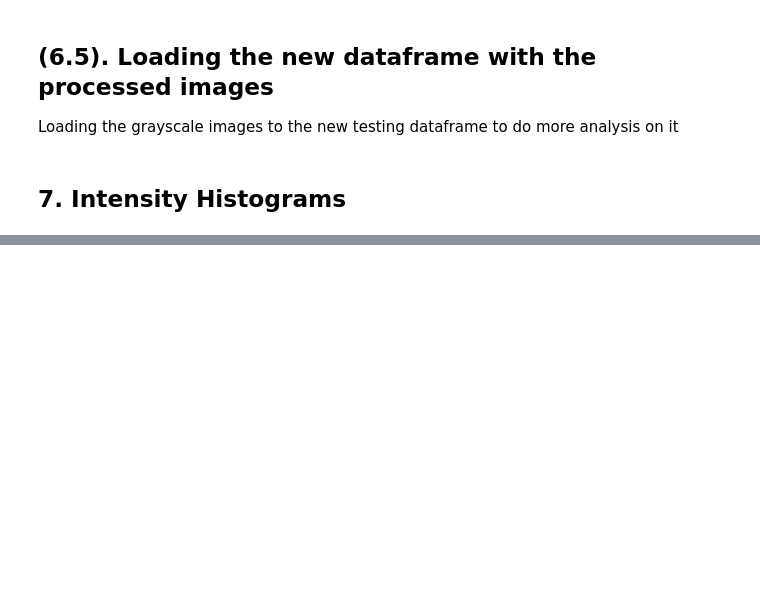
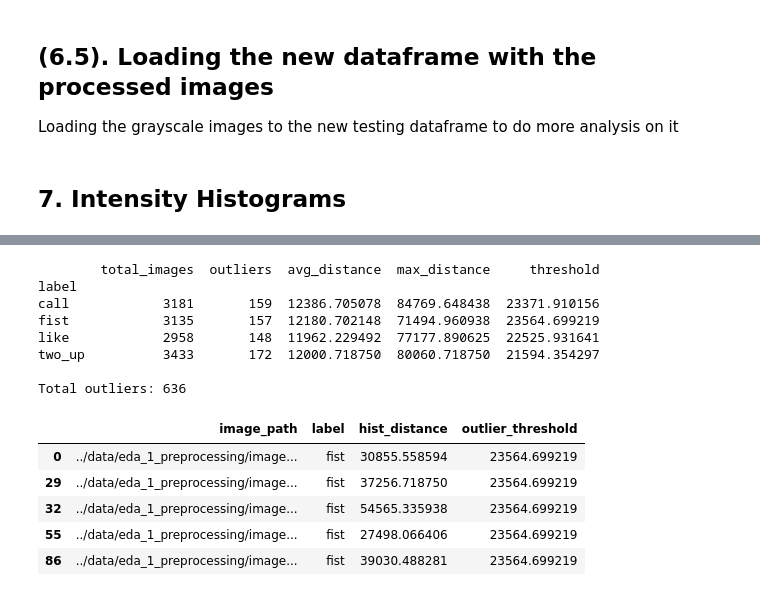
Before and after one commit to DiegoMucha/WaveSlide, a Jupyter notebook: notebooks/01_data_understanding.ipynb, the cells around one changed output, grey strips where cells are left out. Drawn from its saved outputs; the diff is of its cells as text; code cells hidden in the pictures; blank space fills up the shorter version.

```diff
--- a/notebooks/01_data_understanding.ipynb
+++ b/notebooks/01_data_understanding.ipynb
@@ -319,0 +336,52 @@ df_testing["image_path"] = (
+# %%
+results = []
+
+for label in df_testing["label"].unique():
+    df_testing_label = df_testing[df_testing["label"] == label]
+
+    hist_matrix = np.stack(df_testing_label["histogram"].values)
+    average_hist = hist_matrix.mean(axis=0)
+
+    distances = []
+    for hist in df_testing_label["histogram"]:
+        distance = np.linalg.norm(hist - average_hist)
+        distances.append(distance)
+    df_testing_label["hist_distance"] = distances
+
+    threshold = df_testing_label["hist_distance"].quantile(0.95)
+
+    df_testing_label["hist_outlier"] = df_testing_label["hist_distance"] > threshold
+    df_testing_label["outlier_threshold"] = threshold
+
+    results.append(df_testing_label)
+
+df_hist_outliers = pd.concat(results)
+outliers = df_hist_outliers[df_hist_outliers["hist_outlier"]]
+
+summary = df_hist_outliers.groupby("label").agg(
+    total_images=("hist_outlier", "count"),
+    outliers=("hist_outlier", "sum"),
+    avg_distance=("hist_distance", "mean"),
+    max_distance=("hist_distance", "max"),
+    threshold=("outlier_threshold", "first")
+)
+
+print(summary)
+print("\nTotal outliers:", len(outliers))
+
+outliers[["image_path", "label", "hist_distance", "outlier_threshold"]].head()
+# %% [output]
+        total_images  outliers  avg_distance  max_distance     threshold
+label
+call            3181       159  12386.705078  84769.648438  23371.910156
+fist            3135       157  12180.702148  71494.960938  23564.699219
+like            2958       148  11962.229492  77177.890625  22525.931641
+two_up          3433       172  12000.718750  80060.718750  21594.354297
+
+Total outliers: 636
+|  | image_path | label | hist_distance | outlier_threshold |
+| 0 | ../data/eda_1_preprocessing/image... | fist | 30855.558594 | 23564.699219 |
+| 29 | ../data/eda_1_preprocessing/image... | fist | 37256.718750 | 23564.699219 |
+| 32 | ../data/eda_1_preprocessing/image... | fist | 54565.335938 | 23564.699219 |
+| 55 | ../data/eda_1_preprocessing/image... | fist | 27498.066406 | 23564.699219 |
+| 86 | ../data/eda_1_preprocessing/image... | fist | 39030.488281 | 23564.699219 |
```
Also changed, not shown: parts of 8 cells of this notebook.
